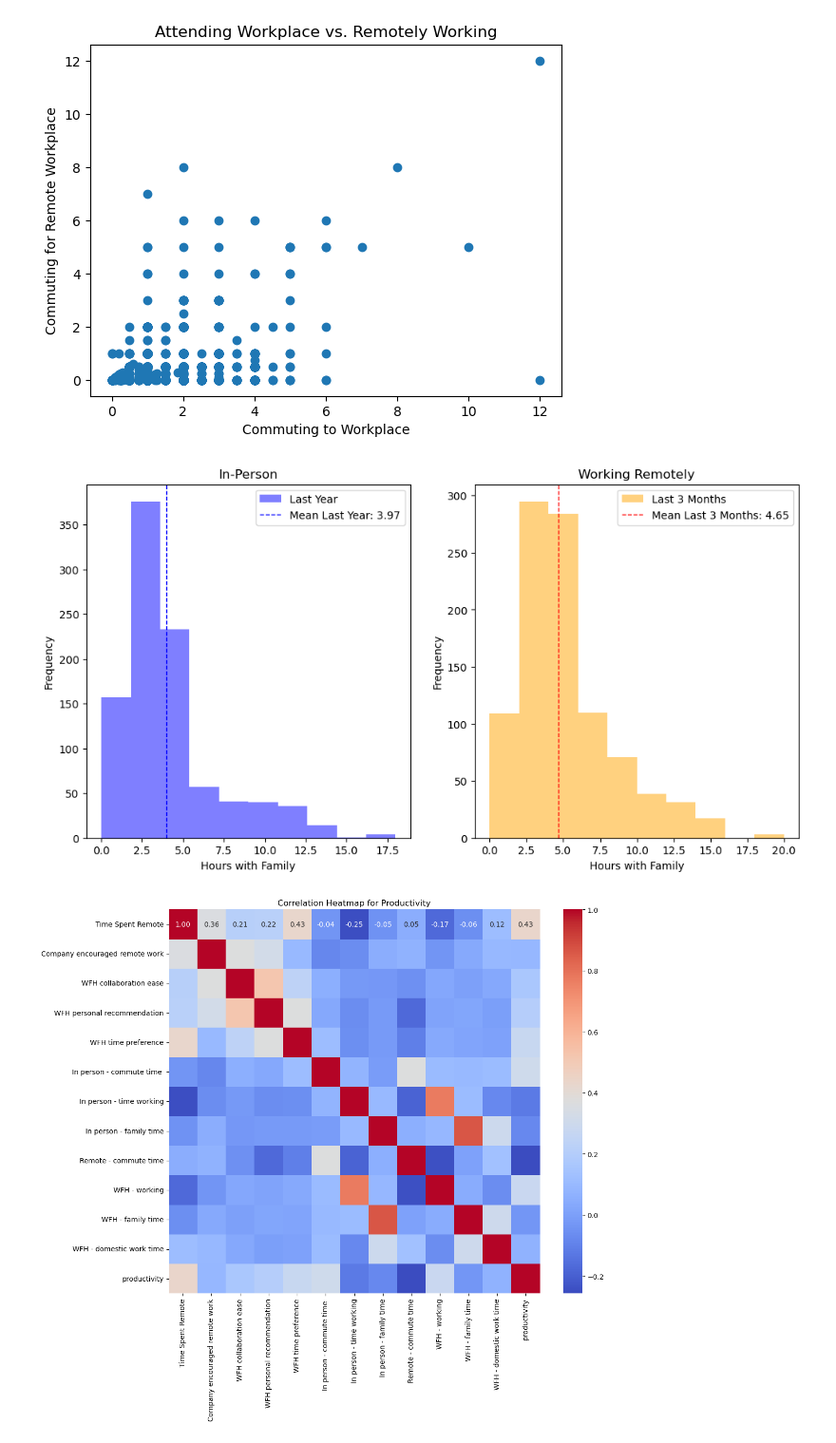
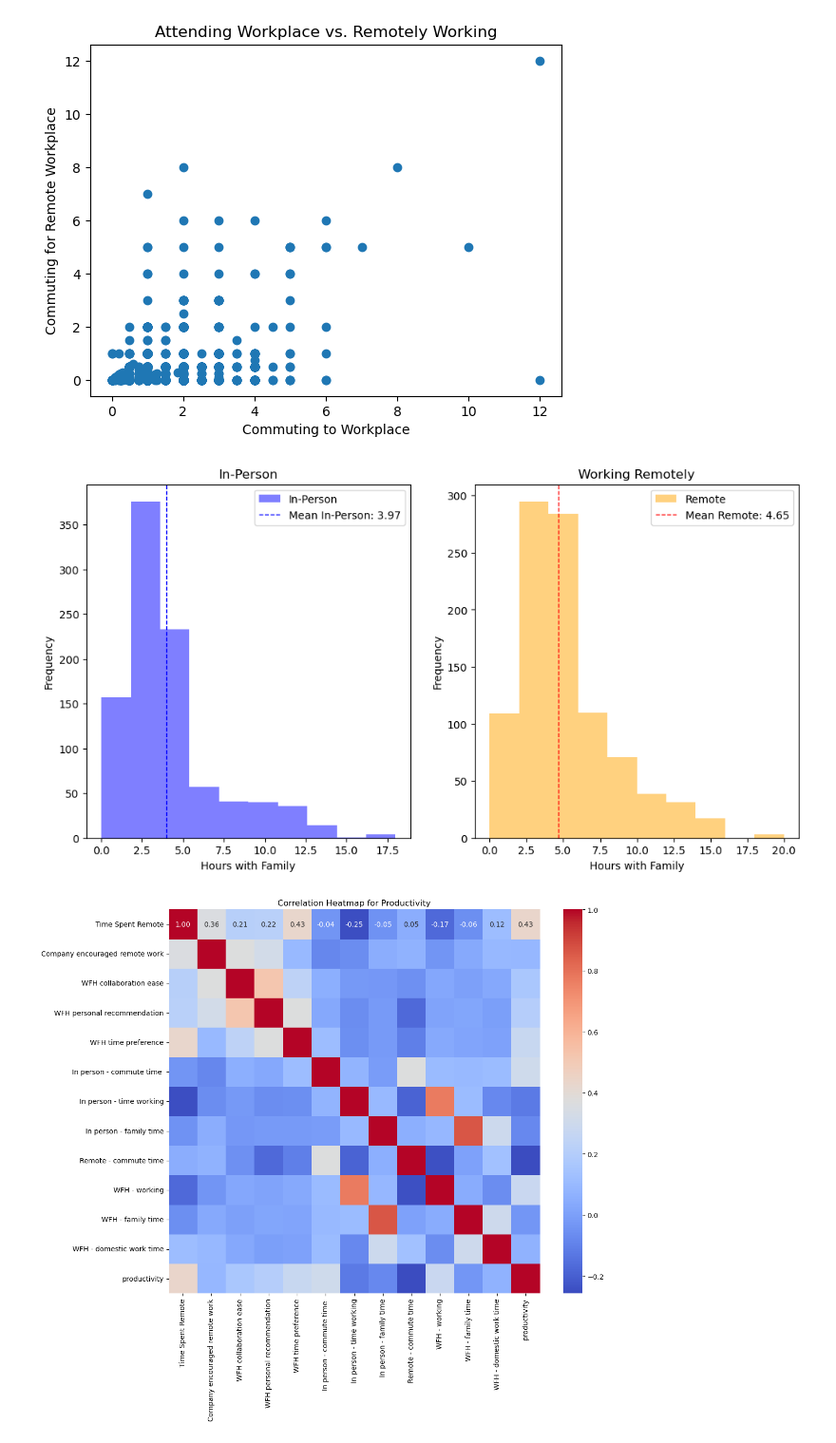
Before and after one commit to spuri007/189-project, a Jupyter notebook: EDA.ipynb, the cells around one changed output. Shown: that part at 95% size. Saved outputs shown, nothing was run; the diff lists cells and outputs as text; code cells hidden in the pictures.

```diff
--- a/EDA.ipynb
+++ b/EDA.ipynb
@@ -40,32 +40,3 @@ plt.title('Attending Workplace vs. Remotely Working')
 plt.show()
 # %% [output]
 [figure]
-# %%
-#Family time data for the two time periods
-in_person = data["In person - family time"]
-from_home = data["WFH - family time"]
-
-# Mean family time levels
-mean_in_person = in_person.mean()
-mean_from_home = from_home.mean()
-
-fig, axs = plt.subplots(1, 2, figsize = (12, 6))
-axs[0].hist(in_person, alpha=0.5, color = 'blue', label='Last Year')
-axs[1].hist(from_home, alpha=0.5, color = 'orange', label='Last 3 Months')
-
-# Highlighting the family time levels
-axs[0].axvline(mean_in_person, color='blue', linestyle='dashed', linewidth=1, label=f'Mean Last Year: {mean_in_person:.2f}')
-axs[1].axvline(mean_from_home, color='red', linestyle='dashed', linewidth=1, label=f'Mean Last 3 Months: {mean_from_home:.2f}')
-
-axs[0].set_xlabel('Hours with Family')
-axs[0].set_ylabel('Frequency')
-axs[0].set_title('In-Person')
-axs[1].set_xlabel('Hours with Family')
-axs[1].set_ylabel('Frequency')
-axs[1].set_title('Working Remotely')
-axs[0].legend()
-axs[1].legend()
-
-plt.show()
-# %% [output]
-[figure, removed]
@@ -73,0 +43,29 @@ plt.show()
+# %%
+#Family time data for the two time periods
+in_person = data["In person - family time"]
+from_home = data["WFH - family time"]
+
+# Mean family time levels
+mean_in_person = in_person.mean()
+mean_from_home = from_home.mean()
+
+fig, axs = plt.subplots(1, 2, figsize = (12, 6))
+axs[0].hist(in_person, alpha=0.5, color = 'blue', label='In-Person')
+axs[1].hist(from_home, alpha=0.5, color = 'orange', label='Remote')
+
+# Highlighting the family time levels
+axs[0].axvline(mean_in_person, color='blue', linestyle='dashed', linewidth=1, label=f'Mean In-Person: {mean_in_person:.2f}')
+axs[1].axvline(mean_from_home, color='red', linestyle='dashed', linewidth=1, label=f'Mean Remote: {mean_from_home:.2f}')
+
+axs[0].set_xlabel('Hours with Family')
+axs[0].set_ylabel('Frequency')
+axs[0].set_title('In-Person')
+axs[1].set_xlabel('Hours with Family')
+axs[1].set_ylabel('Frequency')
+axs[1].set_title('Working Remotely')
+axs[0].legend()
+axs[1].legend()
+
+plt.show()
+# %% [output]
+[figure, added]
```
Also changed, not shown: parts of 2 cells of this notebook, 1 other file.
